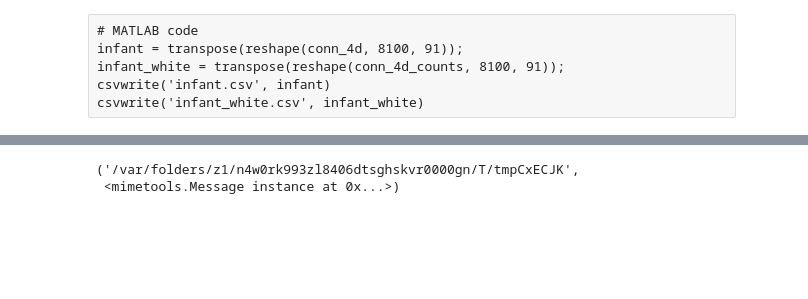
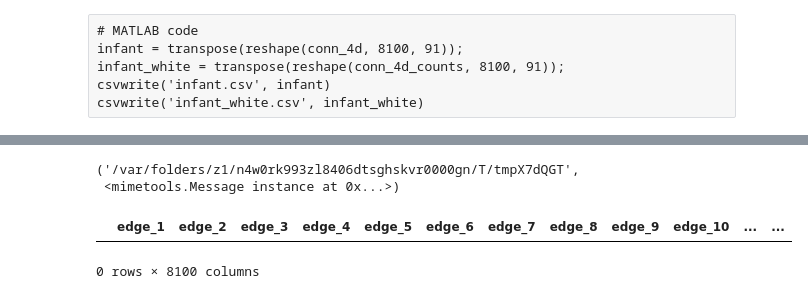
Before and after one commit to bh2589/NYSPI_Tensorflow, a Jupyter notebook: Tensorflow.ipynb, the cells around one changed output, grey strips where cells are left out. Saved outputs shown, nothing was run; the diff lists cells and outputs as text; code cells hidden in the pictures; blank space fills up the shorter version.

```diff
--- a/Tensorflow.ipynb
+++ b/Tensorflow.ipynb
@@ -79,18 +103,27 @@ import pandas as pd
 import urllib
 COLUMNS = list(data)
 LABEL_COLUMN = 'label'
-CONTINUOUS_COLUMNS = list(data[0:8099])
-#CATEGORICAL_COLUMNS = []
+CONTINUOUS_COLUMNS = list(data[0:data.shape[1]-2])
+CATEGORICAL_COLUMNS = []
 
 train_file = tempfile.NamedTemporaryFile()
 test_file = tempfile.NamedTemporaryFile()
 urllib.urlretrieve("/Users/posnerlab/Desktop/BingHan/train_infant.csv", train_file.name)
 urllib.urlretrieve("/Users/posnerlab/Desktop/BingHan/test_infant.csv", test_file.name)
 # %% [output]
-('/var/folders/z1/n4w0rk993zl8406dtsghskvr0000gn/T/tmpCxECJK',
+('/var/folders/z1/n4w0rk993zl8406dtsghskvr0000gn/T/tmpX7dQGT',
  <mimetools.Message instance at 0x...>)
 # %%
 df_train = pd.read_csv(train_file, names=COLUMNS)
-df_test = pd.read_csv(test_file, names=COLUMNS)
+df_test = pd.read_csv(test_file, names=COLUMNS, skiprows=1)
 df_train[LABEL_COLUMN] = (df_train['SSRI'].apply(lambda x: '1' in x)).astype(int)
 df_test[LABEL_COLUMN] = (df_test['SSRI'].apply(lambda x: '1' in x)).astype(int)
+
+df_train
+#for col in df_train:
+#    df_test[col] = df_test[col].astype(int)
+#for col in df_test:
+#    df_test[col] = df_test[col].astype(int)
+# %% [output]
+|  | edge_1 | edge_2 | edge_3 | edge_4 | edge_5 | edge_6 | edge_7 | edge_8 | edge_9 | edge_10 | ... | ... |
+0 rows × 8100 columns
```
Also changed, not shown: parts of 7 cells of this notebook, 1 other file.
